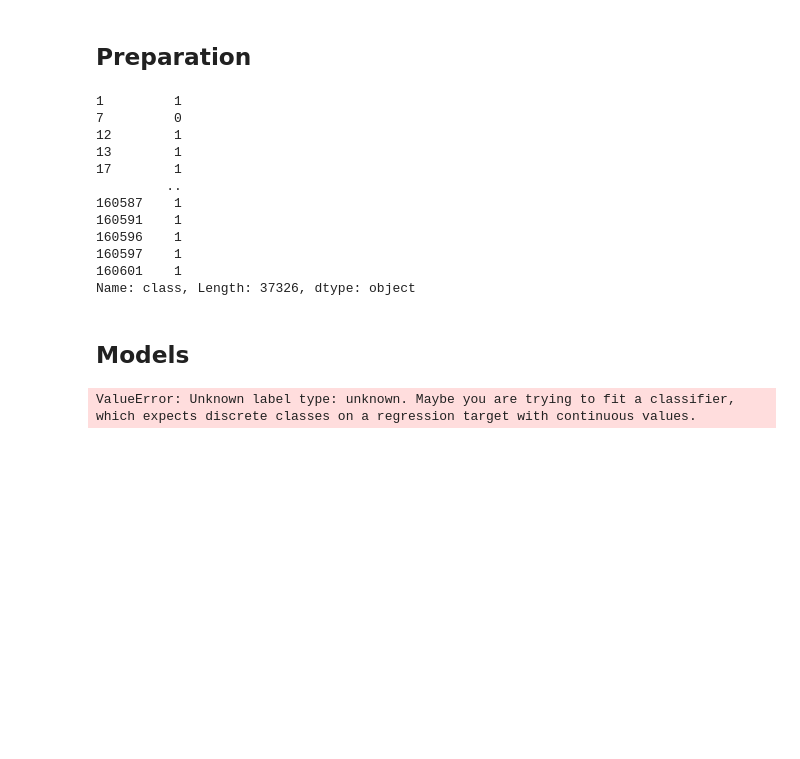
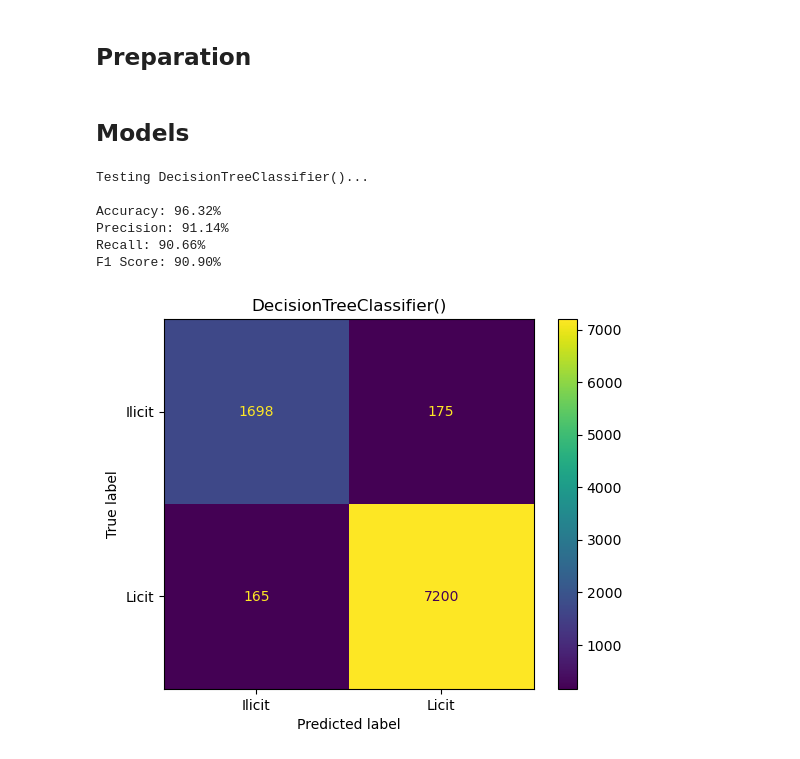
Before and after one commit to Arnau1/GraphAnomaly, a Jupyter notebook: Pipeline/Machine Learning.ipynb, the cells around one changed output. Drawn from its saved outputs; the diff is of its cells as text; code cells hidden in the pictures; blank space fills up the shorter version.

```diff
--- a/Pipeline/Machine Learning.ipynb
+++ b/Pipeline/Machine Learning.ipynb
@@ -41,15 +29,0 @@ X_train = train_set.drop(columns=['class'])
-# %%
-y_train
-# %% [output]
-1         1
-7         0
-12        1
-13        1
-17        1
-         ..
-160587    1
-160591    1
-160596    1
-160597    1
-160601    1
-Name: class, Length: 37326, dtype: object
@@ -164,30 +30,37 @@ class machineLearning2:
 # %% [markdown]
 ## Models
 # %%
-model = DecisionTreeClassifier()
+def train_model(model):
+    # Train
+    model.fit(X_train, y_train)
 
-model.fit(X_train, y_train)
+    # Evaluate
+    y_pred = model.predict(X_test)
 
-# Evaluate the model
-y_pred = model.predict(X_test)
+    # Display results. Except for the accuracy, the others compute the metric for the ilicit class
+    print(f"Testing {model}...\n")
+    accuracy = round(accuracy_score(y_test, y_pred), 4)
+    print("Accuracy: {:.2f}%".format(accuracy * 100))
+    precision = round(precision_score(y_test, y_pred, pos_label=0), 4)
+    print("Precision: {:.2f}%".format(precision * 100))
+    recall = round(recall_score(y_test, y_pred, pos_label=0), 4)
+    print("Recall: {:.2f}%".format(recall * 100))
+    f1 = round(f1_score(y_test, y_pred, pos_label=0),4)
+    print("F1 Score: {:.2f}%".format(f1 * 100))
 
-print(f"Testing {model}...\n")
-accuracy = round(accuracy_score(y_test, y_pred), 2)
-print("Accuracy: {:.2f}%".format(accuracy * 100))
-
-precision = round(precision_score(y_test, y_pred, pos_label=1), 2)
-print("Precision: {:.2f}%".format(precision * 100))
-
-recall = round(recall_score(y_test, y_pred, pos_label=1), 2)
-print("Recall: {:.2f}%".format(recall * 100))
-
-f1 = round(f1_score(y_test, y_pred, pos_label=1),2)
-print("F1 Score: {:.2f}%".format(f1 * 100))
-
-cm = confusion_matrix(y_test, y_pred, labels=[0, 1])
-disp = ConfusionMatrixDisplay(confusion_matrix=cm, display_labels=['Ilicit', 'Licit'])
-disp.plot()
-plt.title(model)
-plt.show()
+    # Confusion matrix
+    cm = confusion_matrix(y_test, y_pred, labels=[0, 1])
+    disp = ConfusionMatrixDisplay(confusion_matrix=cm, display_labels=['Ilicit', 'Licit'])
+    disp.plot()
+    plt.title(model)
+    plt.show()
-# %% [output]
-ValueError: Unknown label type: unknown. Maybe you are trying to fit a classifier, which expects discrete classes on a regression target with continuous values.
+# %%
+train_model(DecisionTreeClassifier())
+# %% [output]
+Testing DecisionTreeClassifier()...
+
+Accuracy: 96.32%
+Precision: 91.14%
+Recall: 90.66%
+F1 Score: 90.90%
+[figure, added]
```
Also changed, not shown: parts of 5 cells of this notebook.
